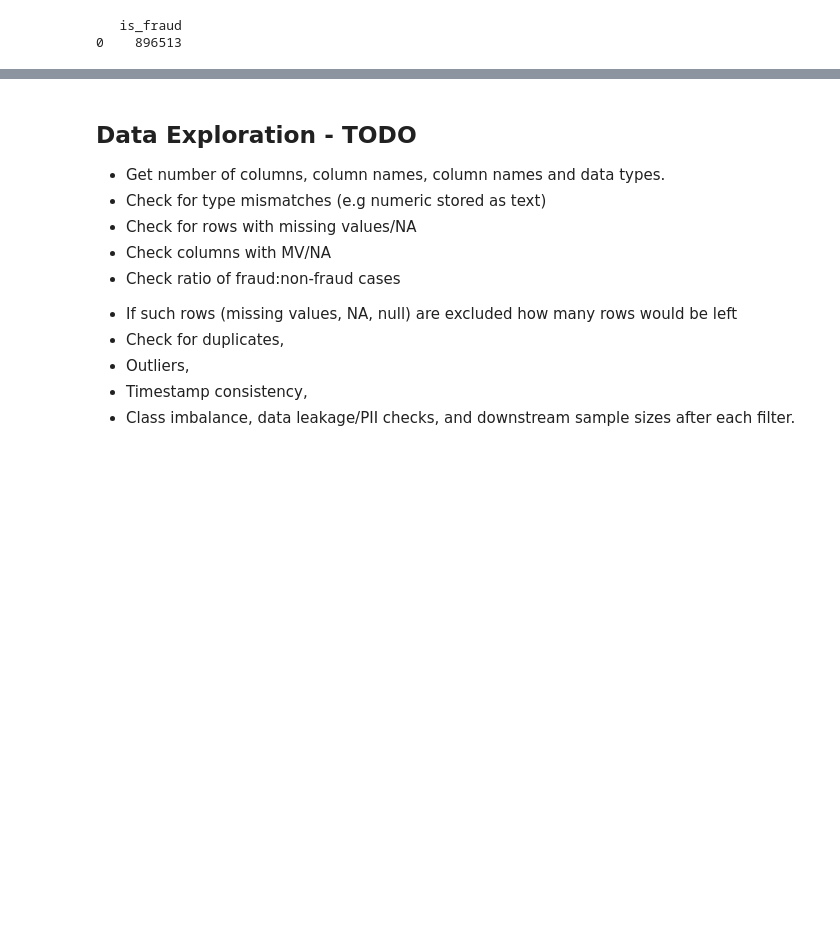
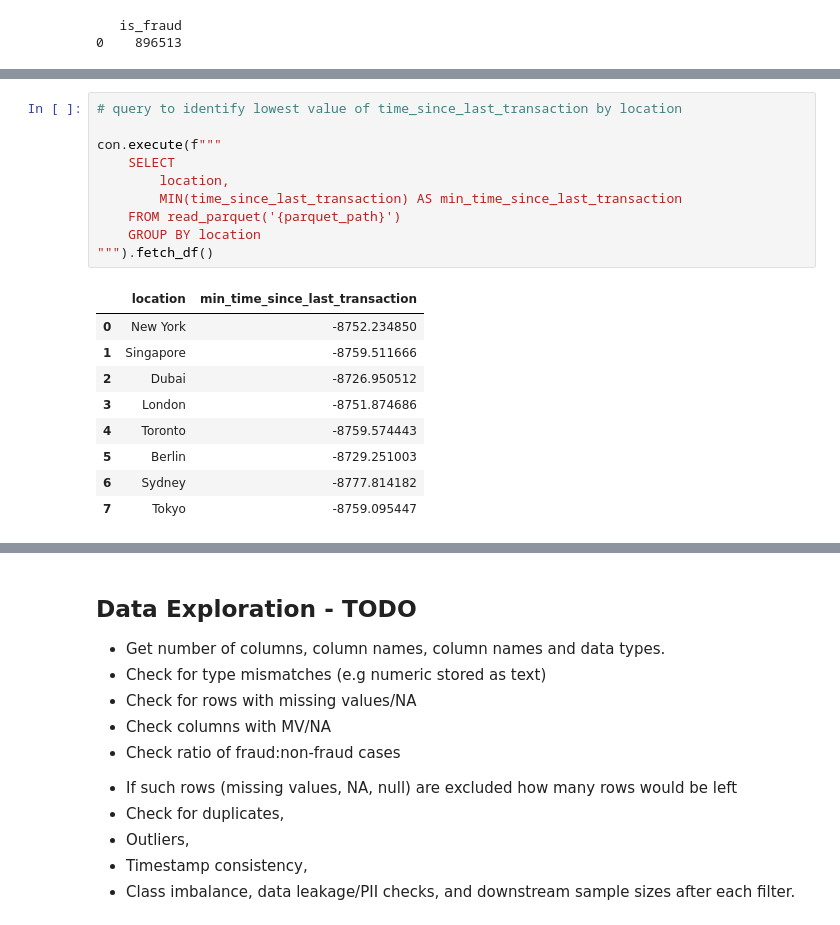
Before and after one commit to mlopezza/financial_fraud_detection_project, a Jupyter notebook: data/query_template.ipynb, the cells around one changed output, grey strips where cells are left out. Saved outputs shown, nothing was run; the diff lists cells and outputs as text; blank space fills up the shorter version.

Commit message:
query template updates 2 (lindsay)

```diff
--- a/data/query_template.ipynb
+++ b/data/query_template.ipynb
@@ -332,0 +343,20 @@ print(result_df)
+# %%
+# query to identify lowest value of time_since_last_transaction by location
+
+con.execute(f"""
+    SELECT
+        location,
+        MIN(time_since_last_transaction) AS min_time_since_last_transaction
+    FROM read_parquet('{parquet_path}')
+    GROUP BY location
+""").fetch_df()
+# %% [output]
+|  | location | min_time_since_last_transaction |
+| 0 | New York | -8752.234850 |
+| 1 | Singapore | -8759.511666 |
+| 2 | Dubai | -8726.950512 |
+| 3 | London | -8751.874686 |
+| 4 | Toronto | -8759.574443 |
+| 5 | Berlin | -8729.251003 |
+| 6 | Sydney | -8777.814182 |
+| 7 | Tokyo | -8759.095447 |
```
Also changed, not shown: parts of 4 cells of this notebook.
